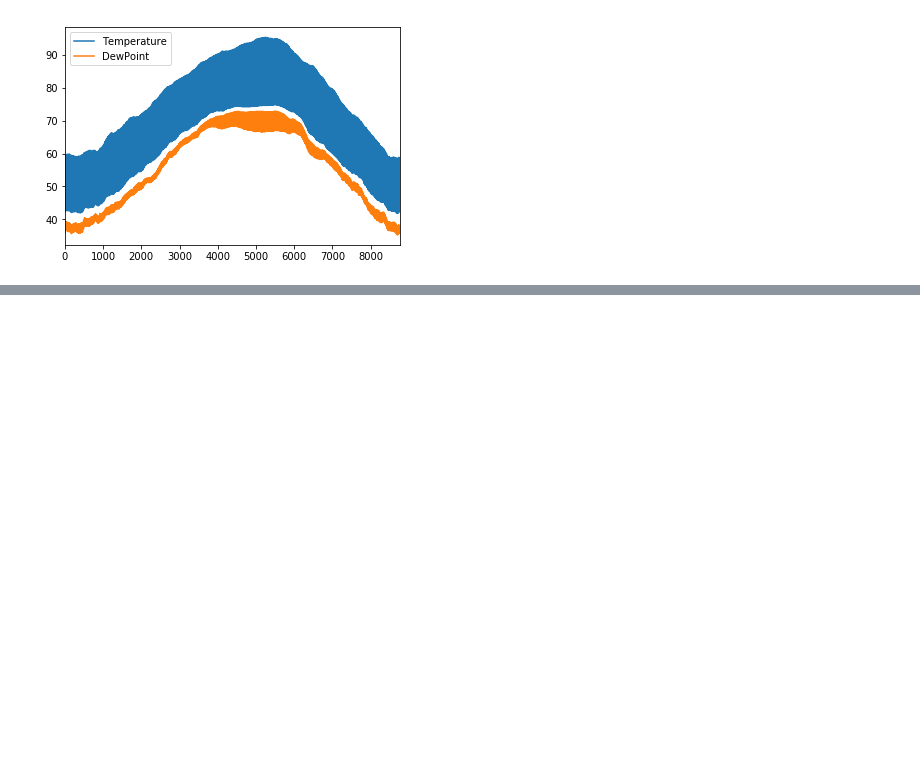
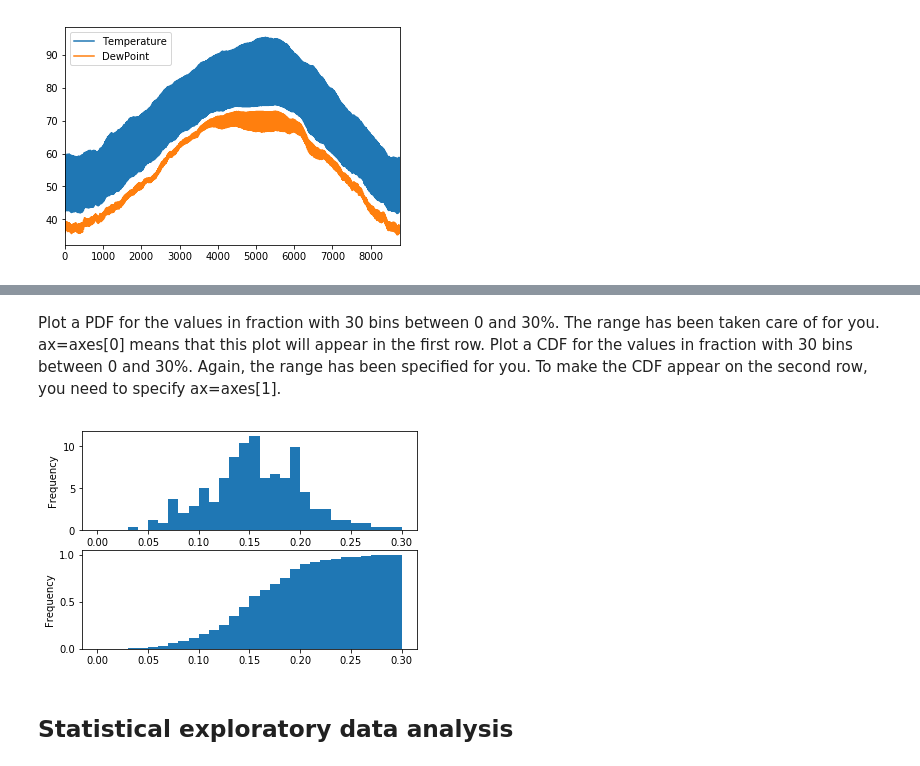
Before and after one commit to tanny411/Data-Camp, a Jupyter notebook: Datascience with Python career track/course 8 Pandas Foundation/Pandas_Foundations.ipynb, the cells around one changed output, grey strips where cells are left out. Drawn from its saved outputs; the diff is of its cells as text; code cells hidden in the pictures; blank space fills up the shorter version.

```diff
--- a/Datascience with Python career track/course 8 Pandas Foundation/Pandas_Foundations.ipynb
+++ b/Datascience with Python career track/course 8 Pandas Foundation/Pandas_Foundations.ipynb
@@ -393,0 +597,4 @@ plt.show()
+# %%
+url='https://assets.datacamp.com/production/repositories/497/datasets/5d401fe7e4c270da0c3b2f651c73c4a5a8771490/tips.csv'
+df=pd.read_csv(url)
+df.head()
@@ -393,0 +608,22 @@ plt.show()
+# %% [markdown]
+Plot a PDF for the values in fraction with 30 bins between 0 and 30%. The range has been taken care of for you. ax=axes[0] means that this plot will appear in the first row.
+Plot a CDF for the values in fraction with 30 bins between 0 and 30%. Again, the range has been specified for you. To make the CDF appear on the second row, you need to specify ax=axes[1].
+# %%
+
+# This formats the plots such that they appear on separate rows
+fig, axes = plt.subplots(nrows=2, ncols=1)
+
+# Plot the PDF
+df.fraction.plot(ax=axes[0], kind='hist', density=True, bins=30, range=(0,.3))
+# plt.show()
+
+# Plot the CDF
+df.fraction.plot(ax=axes[1], kind='hist', density=True, cumulative=True, bins=30, range=(0,.3))
+plt.show()
+
+#The 'normed' kwarg was deprecated in Matplotlib 2.1 and will be removed in 3.1. Use 'density' instead.
+#   alternative="'density'"
+# %% [output]
+[figure, added]
+# %% [markdown]
+## Statistical exploratory data analysis
```
Also changed, not shown: parts of 32 cells of this notebook.
